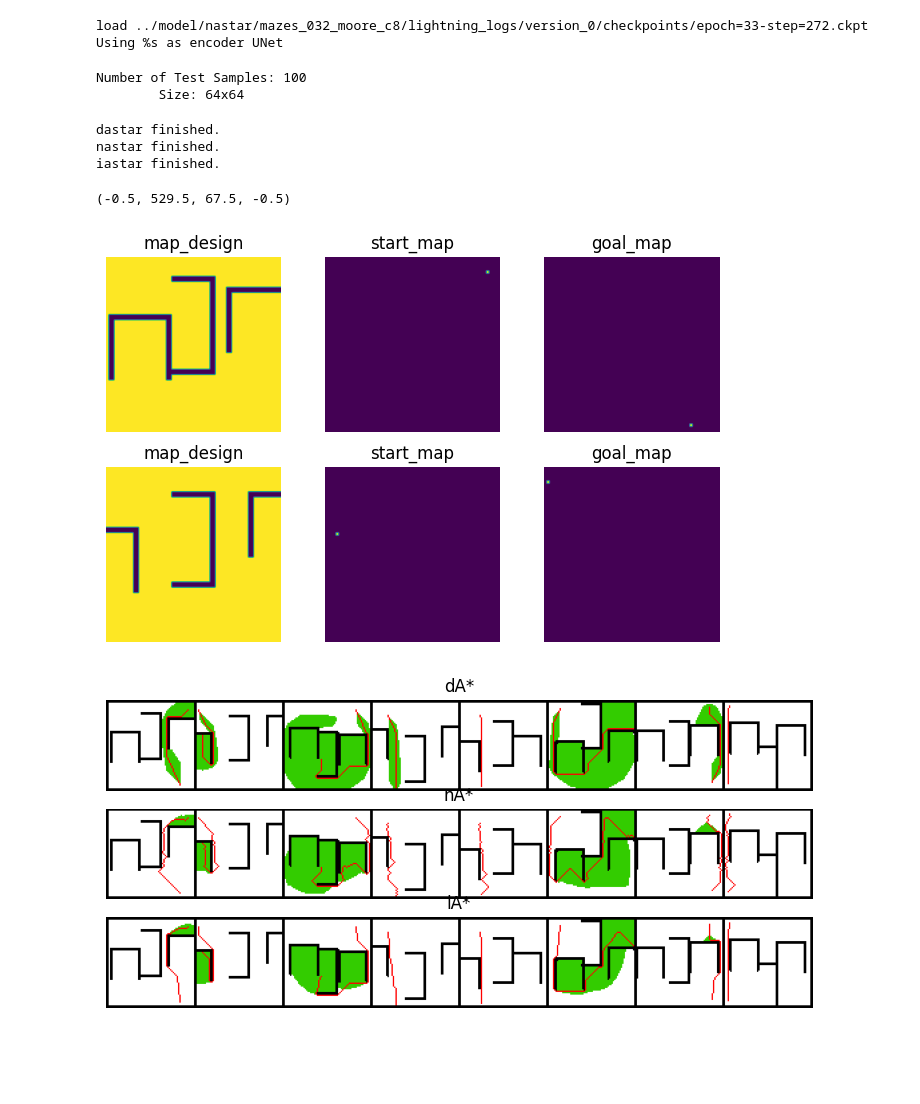
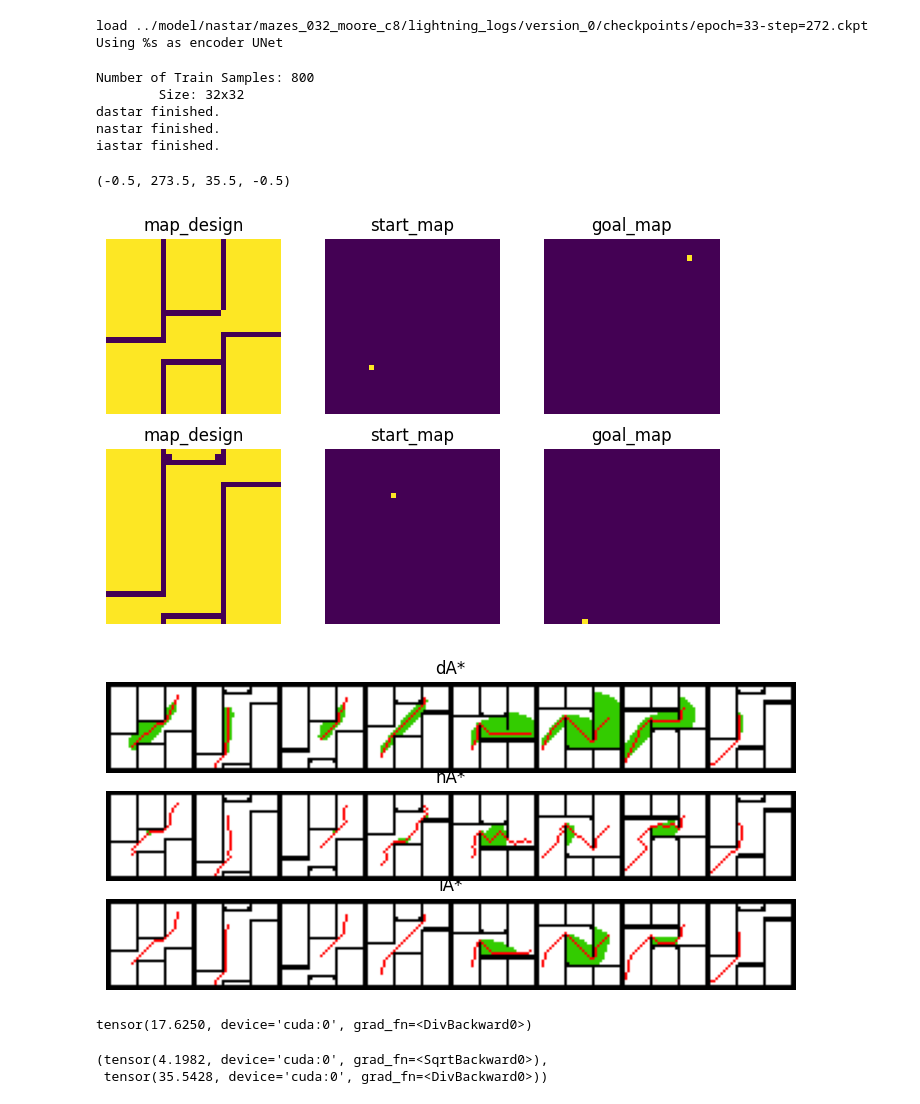
Before and after one commit to sair-lab/iAstar, a Jupyter notebook: example/example.ipynb, the cells around one changed output. Saved outputs shown, nothing was run; the diff lists cells and outputs as text; code cells hidden in the pictures; blank space fills up the shorter version.

```diff
--- a/example/example.ipynb
+++ b/example/example.ipynb
@@ -2,7 +2,7 @@
 import sys
 sys.path.append("..")
 import torch
-from iastar import iastar
+from iastar_v2 import iastar
 from dastar import dastar
 import matplotlib.pyplot as plt
 from data_loader import create_dataloader
@@ -20,56 +20,83 @@ def load_from_ptl_checkpoint(filename):
 ia_planner = iastar(encoder_input=3,
                     encoder_arch="UNet",
                     device=device,
-                    encoder_depth=3,
+                    encoder_depth=4,
                     learn_obstacles=False,
-                    is_training = True,
+                    is_training = False,
                     output_path_list= False,
-                    w=2.0).to(device)
-ia_planner.encoder.load_state_dict(load_from_ptl_checkpoint("../model/iastar/iastar1UNet.pkl"))
+                    w=1.0,
+                    dis_type="Euc").to(device)
+ia_planner.encoder.load_state_dict(load_from_ptl_checkpoint("/home/cxy/iAstar/model/31-08-2024-12-32-09/0/iaster1UNetAtt.pkl"))
 da_planner = dastar()
 # %% [output]
 load ../model/nastar/mazes_032_moore_c8/lightning_logs/version_0/checkpoints/epoch=33-step=272.ckpt
 Using %s as encoder UNet
 # %%
-dataloader = create_dataloader("../planning-datasets/mpd/instances/064/multiple_bugtraps_064_moore_c16.npz", "test", 8)
+dataloader = create_dataloader("/home/cxy/SAIRLAB/iAstar/planning-datasets/mpd/instances/032/mazes_032_moore_c8.npz", "train", 8)
 map_designs, start_maps, goal_maps, _ = next(iter(dataloader))
 fig, axes = plt.subplots(2, 3, figsize=[8, 5])
 for i in range(2):
     axes[i, 0].imshow(map_designs.numpy()[i, 0])
     axes[i, 0].set_title("map_design")
     axes[i, 0].axis("off")
     axes[i, 1].imshow(start_maps.numpy()[i, 0])
     axes[i, 1].set_title("start_map")
     axes[i, 1].axis("off")
     axes[i, 2].imshow(goal_maps.numpy()[i, 0])
     axes[i, 2].set_title("goal_map")
     axes[i, 2].axis("off")
 da_planner.eval()
-da_outputs = da_planner(map_designs.to(device), start_maps.to(device), goal_maps.to(device))
+da_outputs= da_planner(map_designs.to(device), start_maps.to(device), goal_maps.to(device))
 print("dastar finished.")
 da_planner.eval()
 na_outputs = neural_astar(map_designs.to(device), start_maps.to(device), goal_maps.to(device))
 print("nastar finished.")
 ia_planner.eval()
-ia_outputs = ia_planner(map_designs.to(device), start_maps.to(device), goal_maps.to(device))
+ia_outputs= ia_planner(map_designs.to(device), start_maps.to(device), goal_maps.to(device))
 print("iastar finished.")
 fig, axes = plt.subplots(3, 1, figsize=[12, 4])
 
 axes[0].imshow(visualize_results(map_designs, da_outputs))
 axes[0].set_title("dA*")
 axes[0].axis("off")
 axes[1].imshow(visualize_results(map_designs, na_outputs))
 axes[1].set_title("nA*")
 axes[1].axis("off")
 axes[2].imshow(visualize_results(map_designs, ia_outputs))
 axes[2].set_title("iA*")
 axes[2].axis("off")
+# axes[2].imshow(i_g[4].detach().cpu().numpy())
+# axes[2].set_title("iA*")
+# axes[2].axis("off")
 # %% [output]
-Number of Test Samples: 100
-        Size: 64x64
+Number of Train Samples: 800
+        Size: 32x32
+dastar finished.
+nastar finished.
+iastar finished.
-dastar finished.
-nastar finished.
-iastar finished.
+(-0.5, 273.5, 35.5, -0.5)
-(-0.5, 529.5, 67.5, -0.5)
-[figure, old version]
+[figure, new version]
-[figure, old version]
+[figure, new version]
+# %%
+torch.sum(ia_outputs.histories - ia_outputs.paths)
+import torch.nn as nn
+import torch.nn.functional as F
+def getLoss(outputs):
+    paths = outputs.paths
+    path_kernel = torch.tensor([[[1.414,1.,1.414,],
+                    [1.,0.,1.],
+                    [1.414, 1.,1.414]]],
+                device = paths.device,
+                requires_grad=True).expand(1,1, 3, 3)
+    area_loss = torch.sum(outputs.histories - outputs.paths)/paths.shape[0]
+    print(area_loss)
+    pad = nn.ReplicationPad2d(padding=(1,1,1,1))
+    pad = nn.ZeroPad2d(padding=(1,1,1,1)).to(paths.device)
+    path_length = F.conv2d(pad(paths).float(), path_kernel)
+    length_loss = torch.sum(path_length*paths)/2/paths.shape[0]
+    return torch.sqrt(area_loss), length_loss
+getLoss(na_outputs)
+# %% [output]
+tensor(17.6250, device='cuda:0', grad_fn=<DivBackward0>)
+(tensor(4.1982, device='cuda:0', grad_fn=<SqrtBackward0>),
+ tensor(35.5428, device='cuda:0', grad_fn=<DivBackward0>))
```
Also changed, not shown: parts of 11 cells of this notebook, 47 other files.
